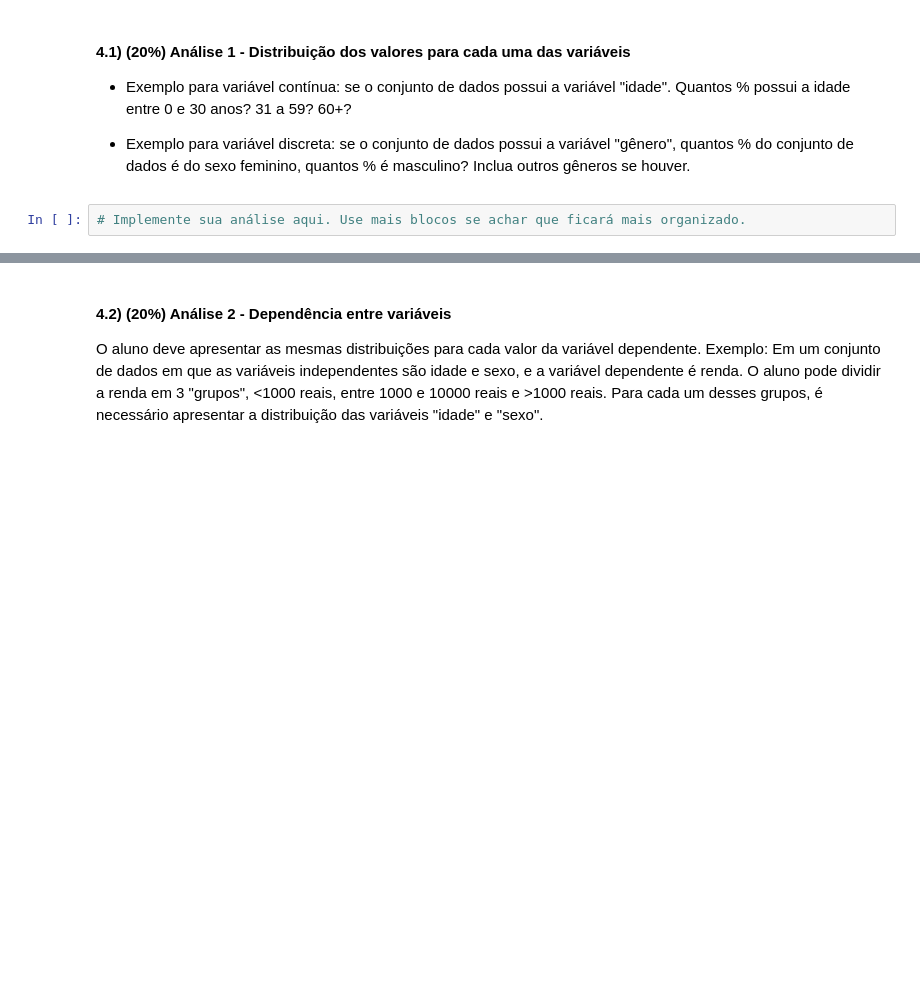
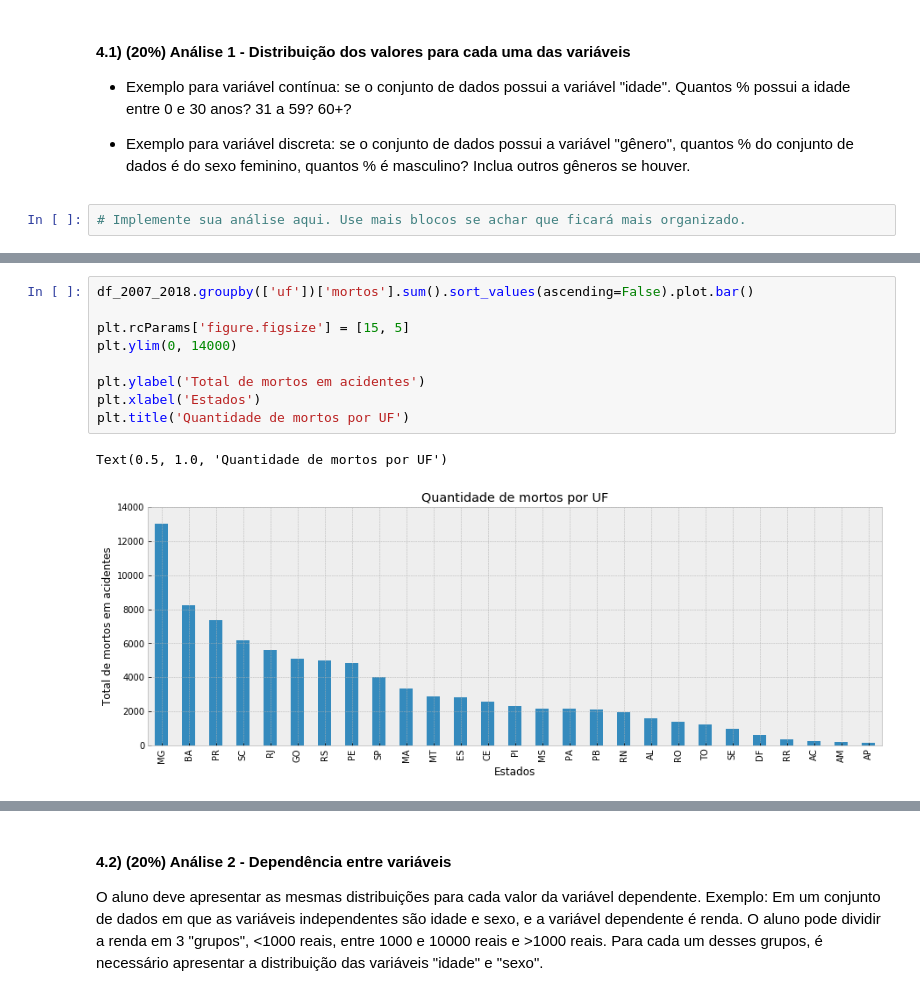
Before and after one commit to LilianeAquino/aed_projeto_1, a Jupyter notebook: template.ipynb, the cells around one changed output, grey strips where cells are left out. Drawn from its saved outputs; the diff is of its cells as text; blank space fills up the shorter version.

```diff
--- a/template.ipynb
+++ b/template.ipynb
@@ -232,0 +283,12 @@ df.head(2)
+# %%
+df_2007_2018.groupby(['uf'])['mortos'].sum().sort_values(ascending=False).plot.bar()
+
+plt.rcParams['figure.figsize'] = [15, 5]
+plt.ylim(0, 14000)
+
+plt.ylabel('Total de mortos em acidentes')
+plt.xlabel('Estados')
+plt.title('Quantidade de mortos por UF')
+# %% [output]
+Text(0.5, 1.0, 'Quantidade de mortos por UF')
+[figure, added]
```
Also changed, not shown: parts of 12 cells of this notebook.
